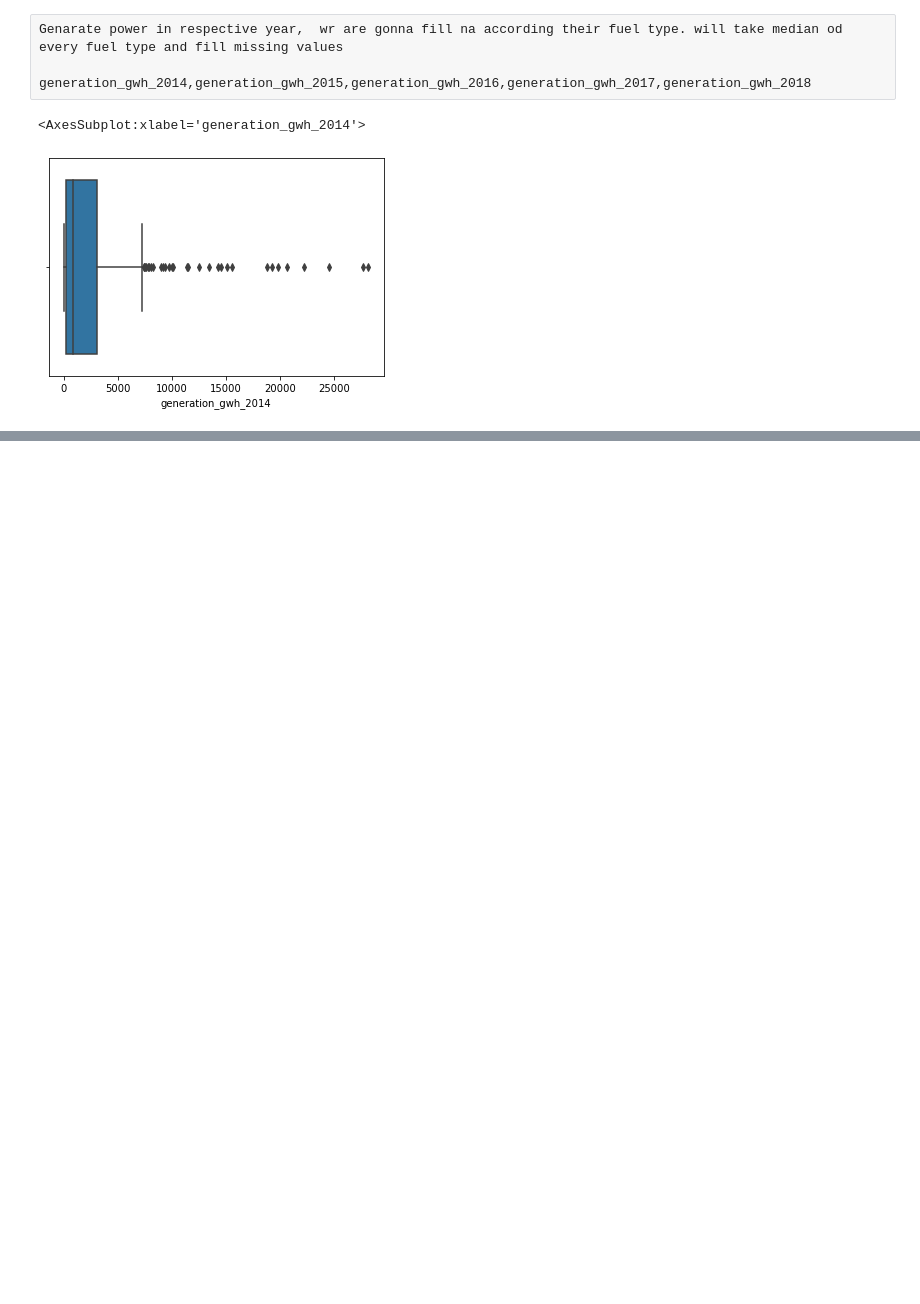
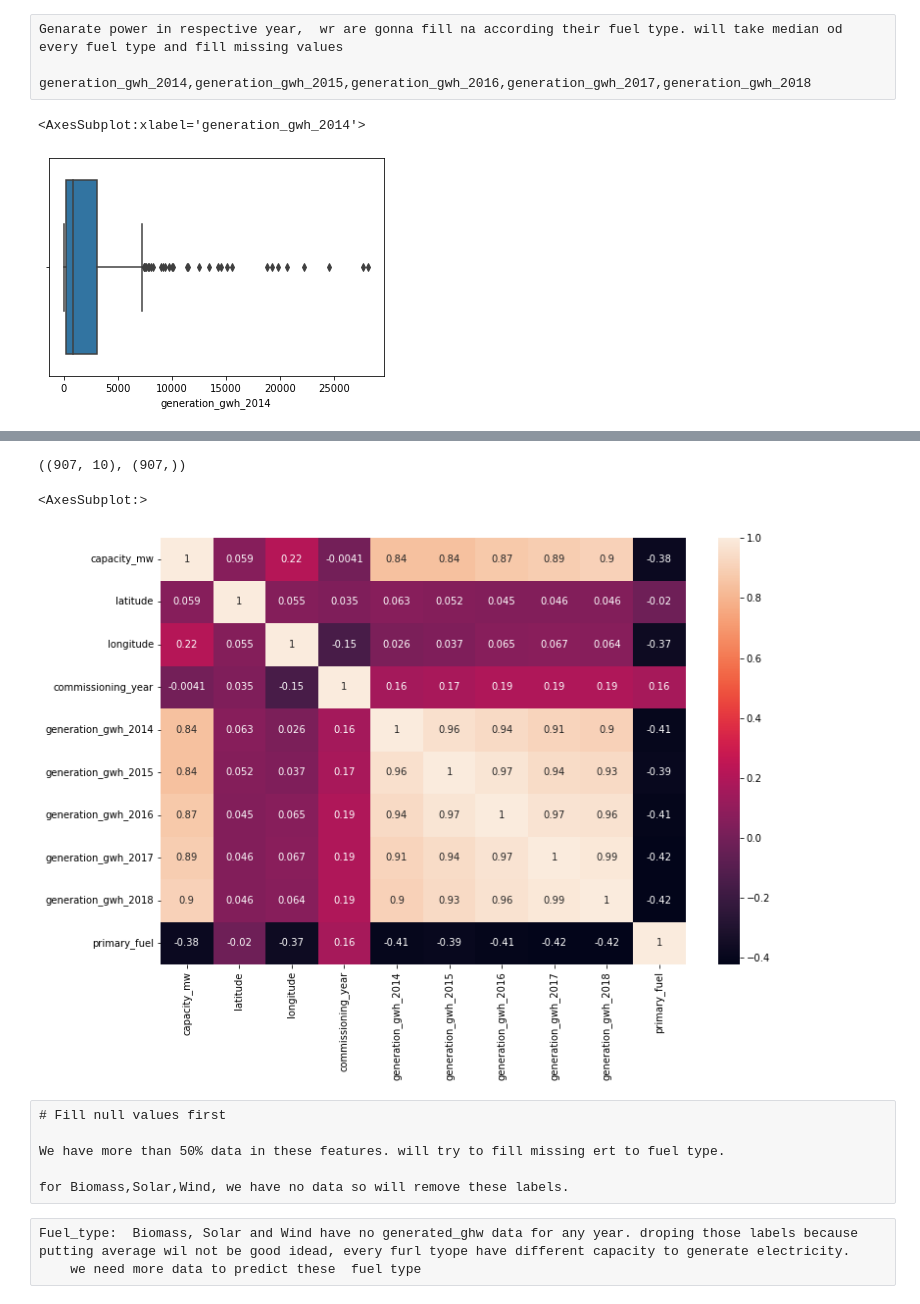
Before and after one commit to mohittomar2008/Global-Power-Plant-Database, a Jupyter notebook: Global Power Plant.ipynb, the cells around one changed output, grey strips where cells are left out. Drawn from its saved outputs; the diff is of its cells as text; code cells hidden in the pictures; blank space fills up the shorter version.

```diff
--- a/Global Power Plant.ipynb
+++ b/Global Power Plant.ipynb
@@ -1132,0 +1238,4 @@ ModuleNotFoundError: No module named 'geopandas'
+# %%
+df['latitude'].fillna(df['latitude'].mode()[0], inplace=True)
+df['longitude'].fillna(df['longitude'].mode()[0], inplace=True)
+df['commissioning_year'].fillna(df['commissioning_year'].mode()[0], inplace=True)
@@ -1147,0 +1293,18 @@ df.groupby('primary_fuel')
+# %%
+X= df.drop('primary_fuel', axis=1)
+Y= df['primary_fuel']
+# %%
+X.shape , Y.shape
+# %% [output]
+((907, 10), (907,))
+# %%
+from sklearn.preprocessing import LabelEncoder
+le= LabelEncoder()
+# %%
+X['primary_fuel']=le.fit_transform(Y)
+# %%
+plt.figure(figsize=(12,8))
+sns.heatmap(X.corr(),annot=True)
+# %% [output]
+<AxesSubplot:>
+[figure, added]
@@ -1147,0 +1315,9 @@ df.groupby('primary_fuel')
+# %% [raw]
+# Fill null values first
+
+We have more than 50% data in these features. will try to fill missing ert to fuel type.
+
+for Biomass,Solar,Wind, we have no data so will remove these labels.
+# %% [raw]
+Fuel_type:  Biomass, Solar and Wind have no generated_ghw data for any year. droping those labels because putting average wil not be good idead, every furl tyope have different capacity to generate electricity.
+    we need more data to predict these  fuel type
```
Also changed, not shown: parts of 181 cells of this notebook, 2 other files.
